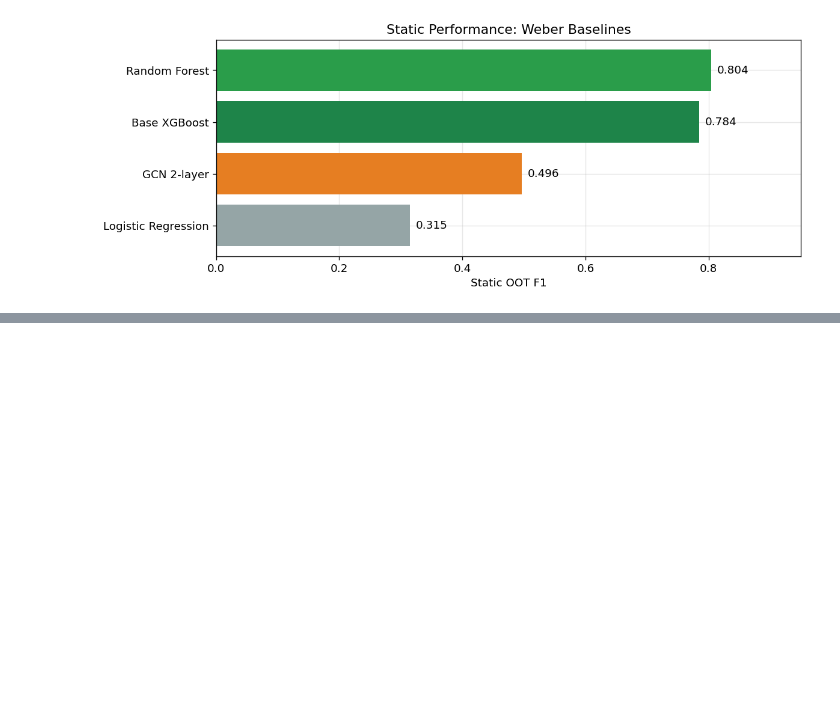
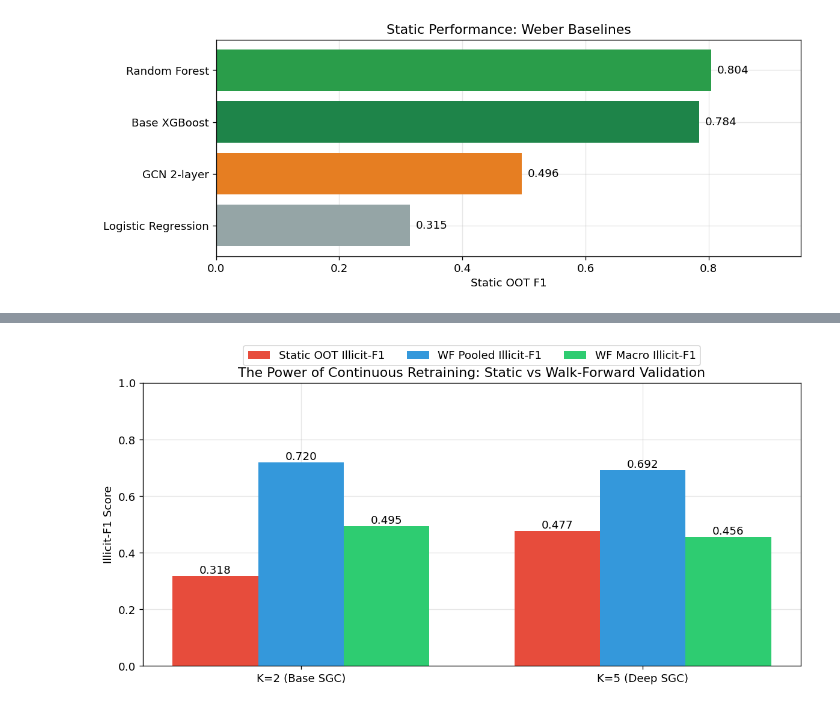
Before and after one commit to AgricolaC/Elliptic-Bitcoin-Project, a Jupyter notebook: presentation.ipynb, the cells around one changed output, grey strips where cells are left out. Saved outputs shown, nothing was run; the diff lists cells and outputs as text; code cells hidden in the pictures; blank space fills up the shorter version.

```diff
--- a/presentation.ipynb
+++ b/presentation.ipynb
@@ -359,11 +198,0 @@ When we aggregate the Walk-Forward Pooled F1 scores, the effect of Exponential D
-# %%
-order = ['Uniform XGBoost', 'XGBoost λ=0.05', 'XGBoost λ=0.25', 'XGBoost λ=0.50']
-keys = ['F1: Base XGBoost WF [v2]', 'F4: XGBoost decay λ=0.05', 'F4: XGBoost decay λ=0.25', 'F4: XGBoost decay λ=0.5']
-vals = [get_scalar(k, 'WF_Pooled_F1') for k in keys]
-fig, ax = plt.subplots(figsize=(8, 5))
-bars = ax.bar(order, vals, color=['#2c6fbb', '#2a9d4a', '#f39c12', '#c0392b'])
-for b, v in zip(bars, vals):
-    ax.text(b.get_x() + b.get_width()/2, v + 0.01, f'{v:.3f}', ha='center', weight='bold')
-ax.set_ylabel('Walk-Forward Pooled F1'); ax.set_ylim(0, 1.0)
-ax.set_title('Ultimate Finding: Exponential Decay massively improves Walk-Forward Performance')
-plt.show()
@@ -442,0 +321,27 @@ We observed that $K=5$ (heavy low-pass filtering) caused the global covariance m
+# %%
+labels = ['K=2 (Base SGC)', 'K=5 (Deep SGC)']
+static_f1 = [0.318, 0.477]
+wf_pooled = [
+    get_scalar('F1: SGC+MLP WF K=2 [Dir=F; Topo=None]', 'WF_Pooled_F1'),
+    get_scalar('F1: SGC+MLP WF K=5 [Dir=F; Topo=None; PCA]', 'WF_Pooled_F1')
+]
+wf_macro = [
+    get_scalar('F1: SGC+MLP WF K=2 [Dir=F; Topo=None]', 'WF_Macro_F1'),
+    get_scalar('F1: SGC+MLP WF K=5 [Dir=F; Topo=None; PCA]', 'WF_Macro_F1')
+]
+fig, ax = plt.subplots(figsize=(10, 5))
+x = np.arange(len(labels)); width = 0.25
+bar1 = ax.bar(x - width, static_f1, width, label='Static OOT Illicit-F1', color='#e74c3c')
+bar2 = ax.bar(x, wf_pooled, width, label='WF Pooled Illicit-F1', color='#3498db')
+bar3 = ax.bar(x + width, wf_macro, width, label='WF Macro Illicit-F1', color='#2ecc71')
+for bars in [bar1, bar2, bar3]:
+    for b in bars:
+        ax.text(b.get_x() + b.get_width()/2, b.get_height() + 0.01, f'{b.get_height():.3f}', ha='center')
+ax.set_xticks(x); ax.set_xticklabels(labels)
+ax.set_ylim(0, 1.0); ax.set_ylabel('Illicit-F1 Score')
+ax.set_title('The Power of Continuous Retraining: Static vs Walk-Forward Validation')
+ax.legend(loc='upper center', bbox_to_anchor=(0.5, 1.15), ncol=3)
+fig.tight_layout()
+plt.show()
+# %% [output]
+[figure, added]
```
Also changed, not shown: parts of 51 cells of this notebook, 25 other files.
